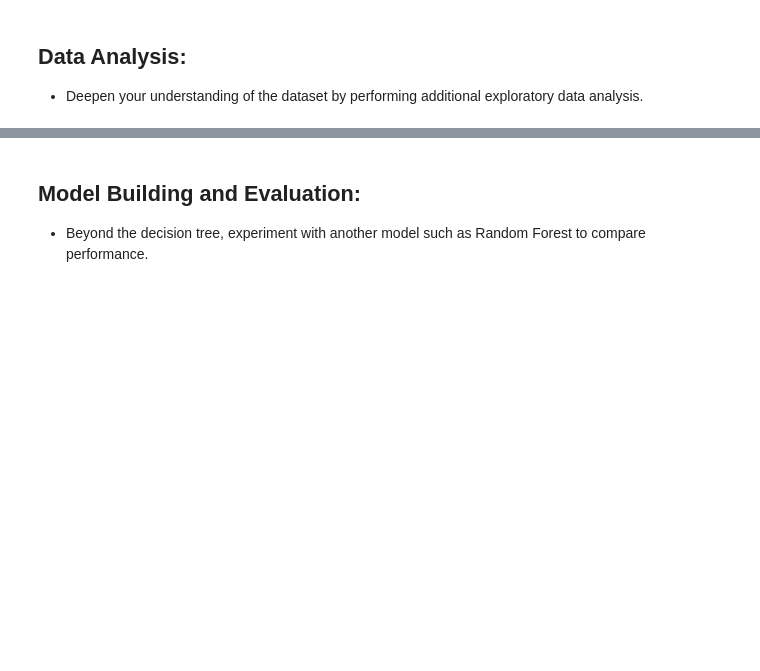
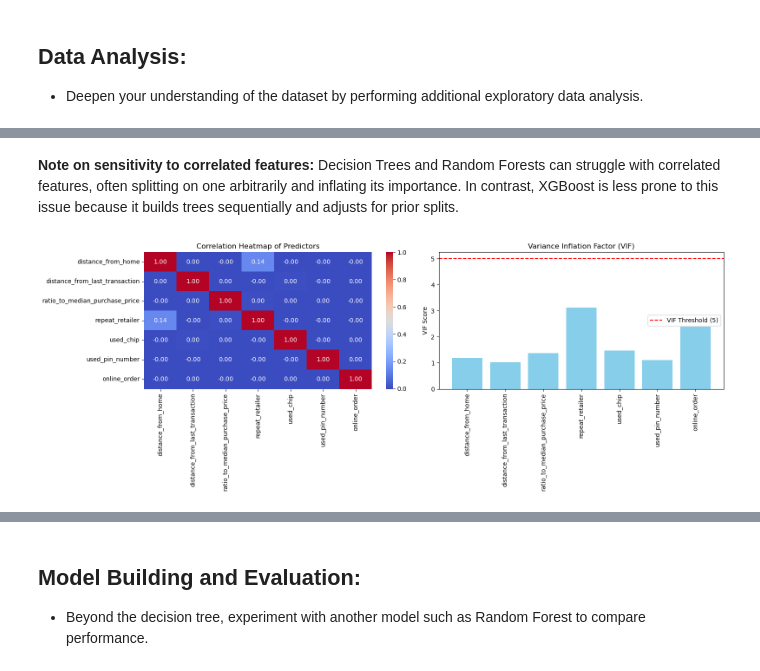
Before and after one commit to allaccountstaken/code_reviews, a Jupyter notebook: Fraud_Detection.ipynb, the cells around one changed output, grey strips where cells are left out. Drawn from its saved outputs; the diff is of its cells as text; code cells hidden in the pictures; blank space fills up the shorter version.

```diff
--- a/Fraud_Detection.ipynb
+++ b/Fraud_Detection.ipynb
@@ -371,0 +507,8 @@ plt.show()
+# %% [markdown]
+**Note on sensitivity to correlated features:**
+Decision Trees and Random Forests can struggle with correlated features, often splitting on one arbitrarily and inflating its importance. In contrast, XGBoost is less prone to this issue because it builds trees sequentially and adjusts for prior splits.
+# %%
+# @title Default correlations
+check_predictors(X_train)
+# %% [output]
+[figure, added]
```
Also changed, not shown: parts of 48 cells of this notebook.
